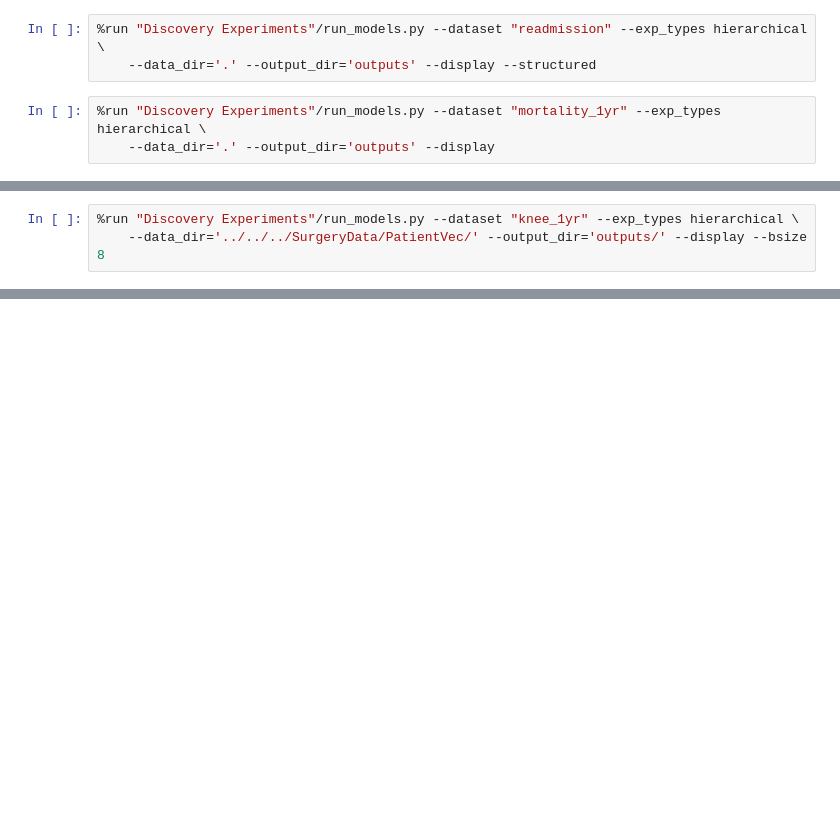
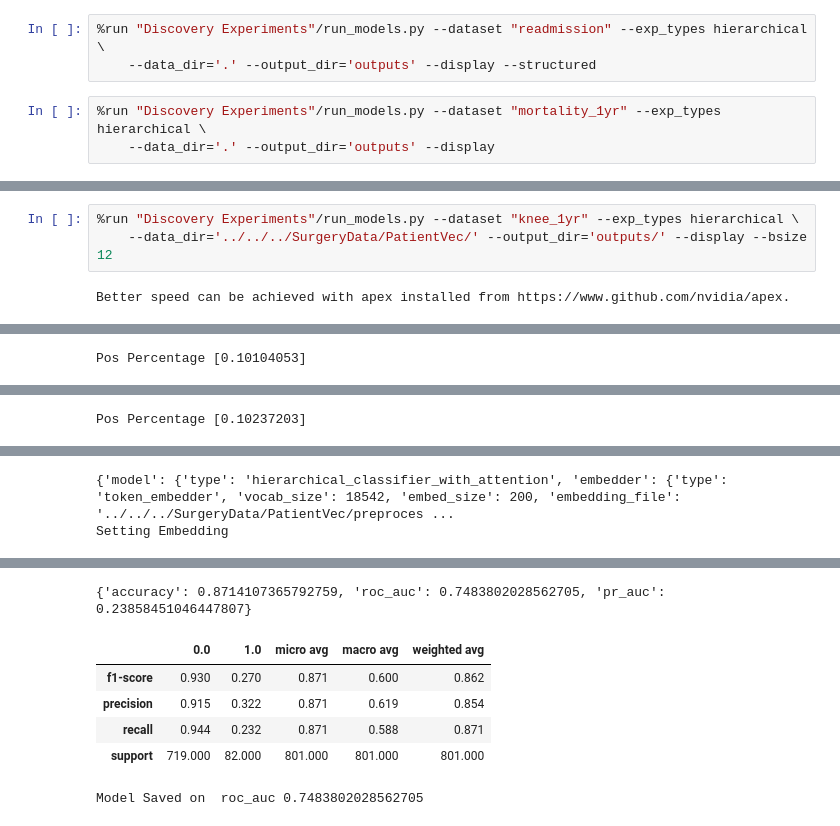
Before and after one commit to successar/PatientVec, a Jupyter notebook: Untitled-Copy1.ipynb, the cells around one changed output, grey strips where cells are left out. Cells and saved outputs as stored; diff of their text form; blank space fills up the shorter version.

```diff
--- a/Untitled-Copy1.ipynb
+++ b/Untitled-Copy1.ipynb
@@ -75,3 +31,5 @@ Model Saved on  roc_auc 0.7306546261668035
 # %%
 %run "Discovery Experiments"/run_models.py --dataset "knee_1yr" --exp_types hierarchical \
-    --data_dir='../../../SurgeryData/PatientVec/' --output_dir='outputs/' --display --bsize 8
+    --data_dir='../../../SurgeryData/PatientVec/' --output_dir='outputs/' --display --bsize 12
+# %% [output]
+Better speed can be achieved with apex installed from https://www.github.com/nvidia/apex.
@@ -77,0 +39 @@ Model Saved on  roc_auc 0.7306546261668035
+Pos Percentage [0.10104053]
@@ -77,0 +44 @@ Model Saved on  roc_auc 0.7306546261668035
+Pos Percentage [0.10237203]
@@ -77,0 +62,2 @@ Model Saved on  roc_auc 0.7306546261668035
+{'model': {'type': 'hierarchical_classifier_with_attention', 'embedder': {'type': 'token_embedder', 'vocab_size': 18542, 'embed_size': 200, 'embedding_file': '../../../SurgeryData/PatientVec/preproces ...
+Setting Embedding
@@ -77,0 +67,7 @@ Model Saved on  roc_auc 0.7306546261668035
+{'accuracy': 0.8714107365792759, 'roc_auc': 0.7483802028562705, 'pr_auc': 0.23858451046447807}
+|  | 0.0 | 1.0 | micro avg | macro avg | weighted avg |
+| f1-score | 0.930 | 0.270 | 0.871 | 0.600 | 0.862 |
+| precision | 0.915 | 0.322 | 0.871 | 0.619 | 0.854 |
+| recall | 0.944 | 0.232 | 0.871 | 0.588 | 0.871 |
+| support | 719.000 | 82.000 | 801.000 | 801.000 | 801.000 |
+Model Saved on  roc_auc 0.7483802028562705
```
Also changed, not shown: parts of 6 cells of this notebook, 4 other files.
